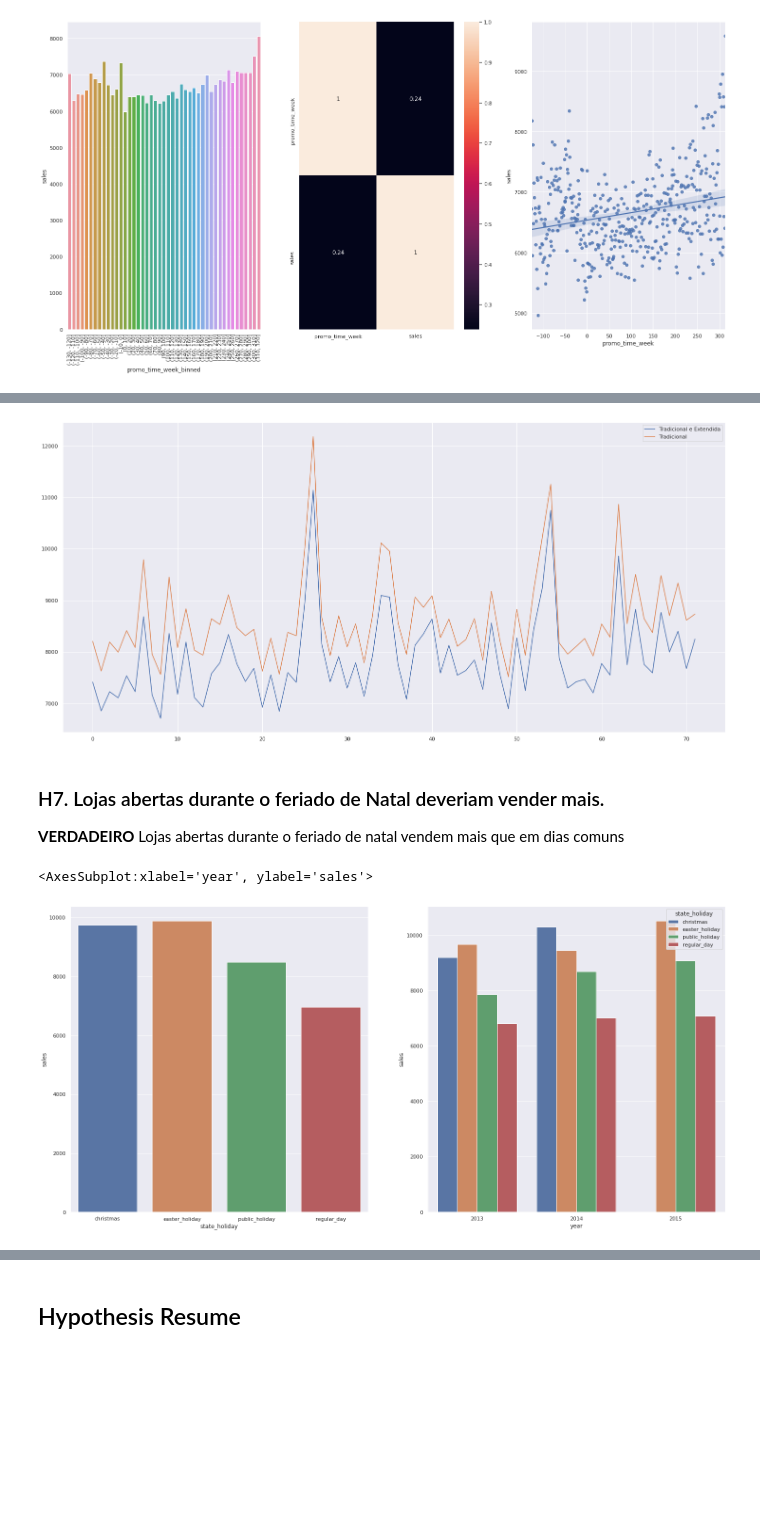
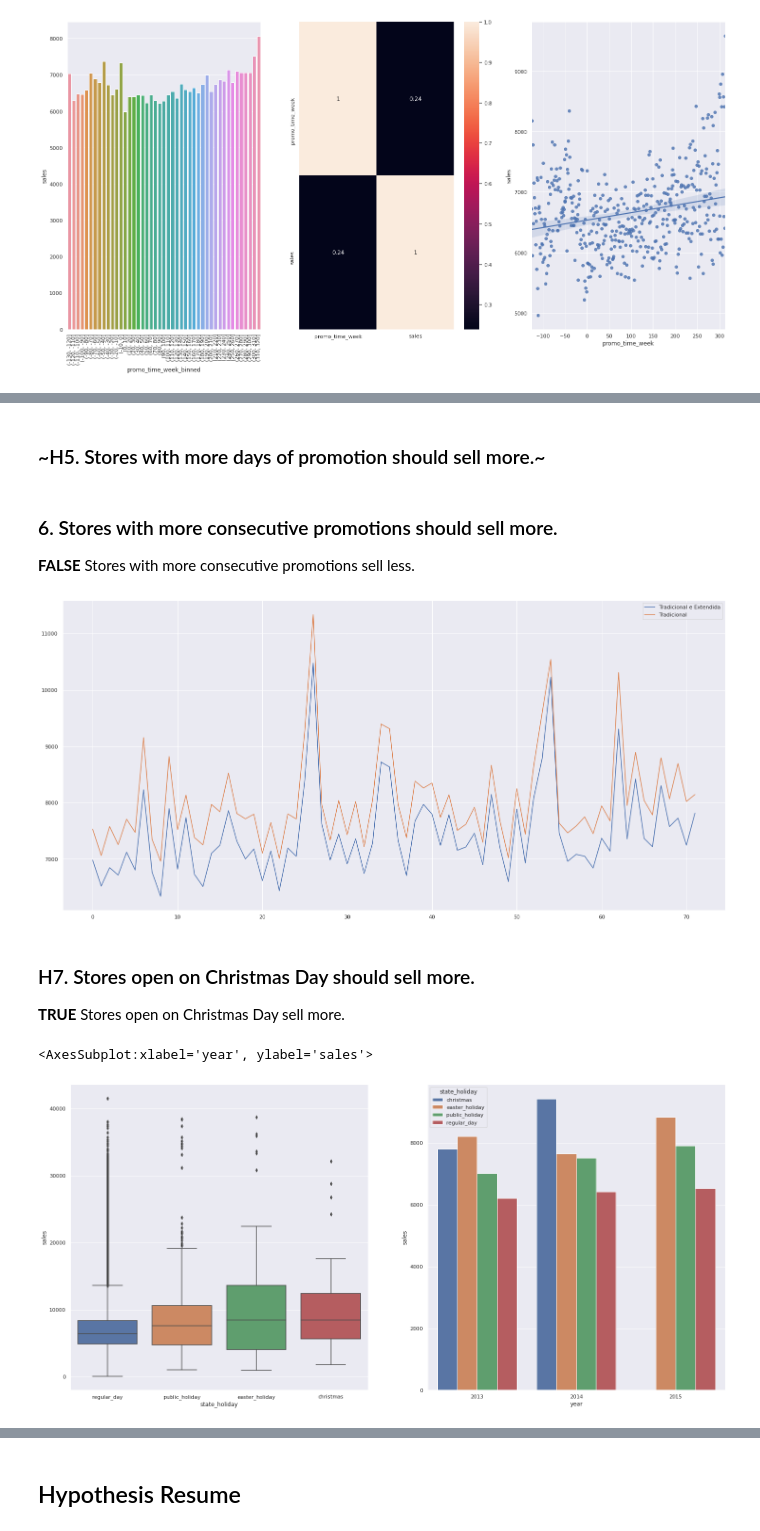
Before and after one commit to TadeuMadureira/DataScience_Em_Producao, a Jupyter notebook: DataScience_Em_Producao.ipynb, the cells around one changed output, grey strips where cells are left out. Cells and saved outputs as stored; diff of their text form; code cells hidden in the pictures; blank space fills up the shorter version.

```diff
--- a/DataScience_Em_Producao.ipynb
+++ b/DataScience_Em_Producao.ipynb
@@ -535,12 +538,12 @@ plt.title('Number of Stores per Assortment');
 # %%
-bins = list( np.arange( 0, 210000, 10000 ) )
+bins = list( np.arange( 0, 40000, 5000 ) )
 df4['competition_distance_binned'] = pd.cut( df4['competition_distance'], bins=bins )
 
-aux1 = df4[['competition_distance_binned', 'sales']].groupby( 'competition_distance_binned' ).mean().reset_index()
+aux1 = df4[['competition_distance_binned', 'sales']].groupby( 'competition_distance_binned' ).median().reset_index()
 aux2 = df4[['competition_distance', 'sales']].groupby( 'competition_distance' ).mean().reset_index()
 
 plt.subplot( 1, 2, 1 )
-sns.scatterplot( x='competition_distance', y='sales', data=aux2 )
+sns.scatterplot( x ='competition_distance', y ='sales', data=aux2 )
 
 plt.subplot( 1, 2, 2 )
 sns.barplot( x='competition_distance_binned', y='sales', data=aux1 );
@@ -600,24 +615,29 @@ df4.drop('promo_time_week_binned', axis=1, inplace=True)
+# %% [markdown]
+### ~H5. Stores with more days of promotion should sell more.~
+# %% [markdown]
+### 6. Stores with more consecutive promotions should sell more.
+**FALSE** Stores with more consecutive promotions sell less.
 # %%
-aux1 = df4[( df4['promo'] == 1 ) & ( df4['promo2'] == 1 )][['year_week', 'sales']].groupby( 'year_week' ).mean().reset_index()
+aux1 = df4[( df4['promo'] == 1 ) & ( df4['promo2'] == 1 )][['year_week', 'sales']].groupby( 'year_week' ).median().reset_index()
 ax = aux1.plot()
 
-aux2 = df4[( df4['promo'] == 1 ) & ( df4['promo2'] == 0 )][['year_week', 'sales']].groupby( 'year_week' ).mean().reset_index()
+aux2 = df4[( df4['promo'] == 1 ) & ( df4['promo2'] == 0 )][['year_week', 'sales']].groupby( 'year_week' ).median().reset_index()
 aux2.plot( ax=ax )
 
 ax.legend( labels=['Tradicional e Extendida', 'Tradicional']);
 # %% [output]
-[figure, old version]
+[figure, new version]
-# %% [markdown]
-### H7. Lojas abertas durante o feriado de Natal deveriam vender mais.
-**VERDADEIRO** Lojas abertas durante o feriado de natal vendem mais que em dias comuns
+# %% [markdown]
+### H7. Stores open on Christmas Day should sell more.
+**TRUE** Stores open on Christmas Day sell more.
 # %%
 plt.subplot( 1, 2, 1)
 aux1 = df4[['state_holiday', 'sales']].groupby( 'state_holiday' ).mean().reset_index()
-sns.barplot( x='state_holiday', y='sales', data=aux1 )
+sns.boxplot( x='state_holiday', y='sales', data=df4 )
 
 plt.subplot( 1, 2, 2)
-aux1 = df4[['year', 'state_holiday', 'sales']].groupby( ['year', 'state_holiday'] ).mean().reset_index()
+aux1 = df4[['year', 'state_holiday', 'sales']].groupby( ['year', 'state_holiday'] ).median().reset_index()
 sns.barplot( x='year', y='sales', hue='state_holiday', data=aux1 )
 # %% [output]
 <AxesSubplot:xlabel='year', ylabel='sales'>
-[figure, old version]
+[figure, new version]
```
Also changed, not shown: parts of 57 cells of this notebook.
